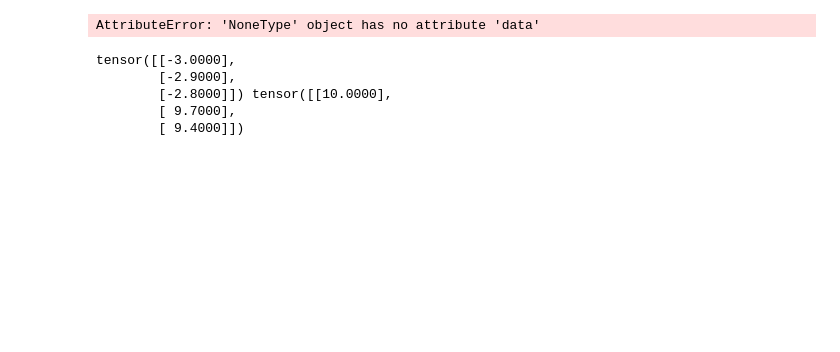
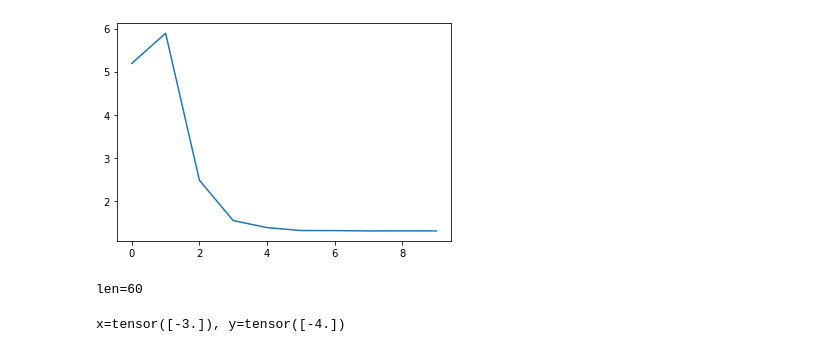
Before and after one commit to akiabe/DNN_with_PyTorch, a Jupyter notebook: lr/sgd.ipynb, the cells around one changed output. Cells and saved outputs as stored; diff of their text form; code cells hidden in the pictures; blank space fills up the shorter version.

```diff
--- a/lr/sgd.ipynb
+++ b/lr/sgd.ipynb
@@ -28,21 +53,23 @@ def criterion(yhat, y):
 # %%
-lr = 0.1
-cost = []
+LOSS_SGD = []
 
-for epoch in range(4):
-    total = 0
+def train_model_SGD(iter):
+    for epoch in range(iter):
+        total = 0
+        for x, y in zip(X, Y):
+            yhat = forward(x)
+            loss = criterion(yhat, y)
+            loss.backward()
+            w.data = w.data - lr * w.grad.data
+            b.data = b.data - lr * b.grad.data
+            w.grad.data.zero_()
+            b.grad.data.zero_()
+            total += loss.item()
+        LOSS_SGD.append(total)
 
-    for x, y in zip(X, Y):
-        yhat = forward(x)
-        loss = criterion(yhat, y)
-        loss.backward()
+    plt.plot(LOSS_SGD)
+    plt.show()
 
-        w.data = w.data - lr * w.grad.data
-        b.data = w.data - lr * b.grad.data
-        w.grad.data.zero_()
-        b.grad.data.zero_()
-        total += loss.item()
-
-    cost.append(total)
+train_model_SGD(10)
 # %% [output]
-AttributeError: 'NoneType' object has no attribute 'data'
+[figure, added]
@@ -65,10 +90,11 @@ dataset = Data()
+# %%
+dataset = Data()
+print(f"len={len(dataset)}")
+# %% [output]
+len=60
 # %%
-x, y = dataset[0:3]
-print(x, y)
+x, y = dataset[0]
+print(f"x={x}, y={y}")
 # %% [output]
-tensor([[-3.0000],
-        [-2.9000],
-        [-2.8000]]) tensor([[10.0000],
-        [ 9.7000],
-        [ 9.4000]])
+x=tensor([-3.]), y=tensor([-4.])
 # %%
```
Also changed, not shown: parts of 13 cells of this notebook.
